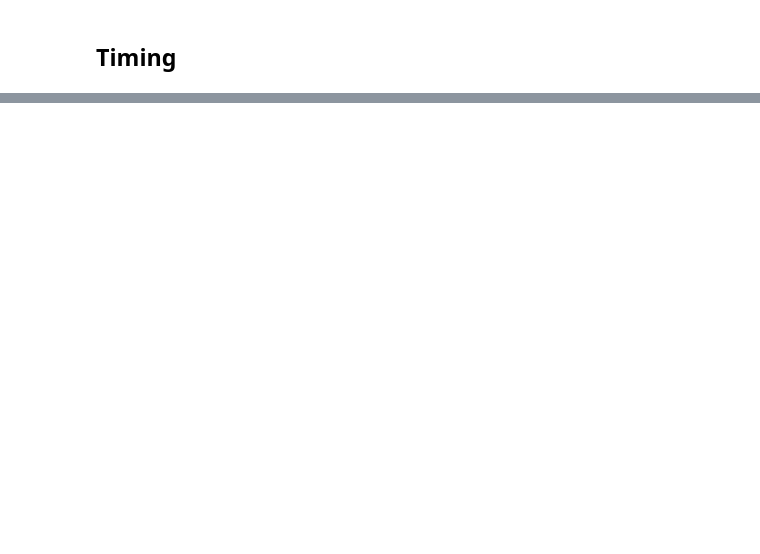
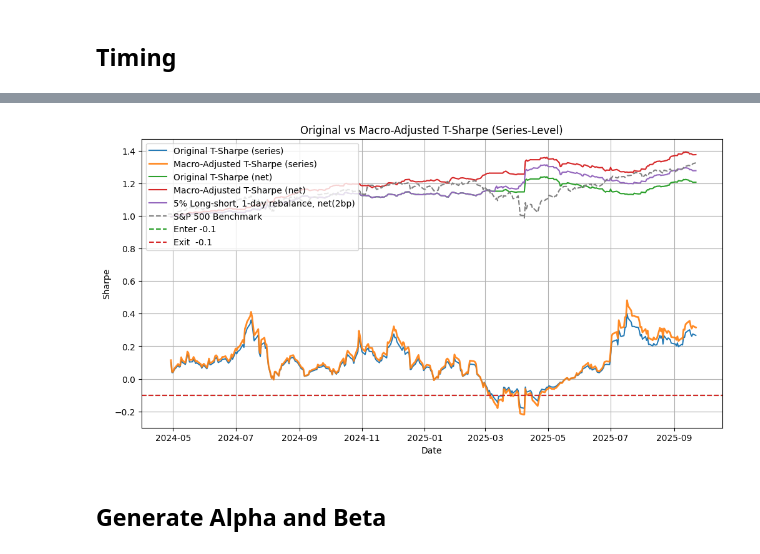
Before and after one commit to Kda648295104/CodeCrunch, a Jupyter notebook: Team_EigenFour_summarized_notebook.ipynb, the cells around one changed output, grey strips where cells are left out. Saved outputs shown, nothing was run; the diff lists cells and outputs as text; code cells hidden in the pictures; blank space fills up the shorter version.

```diff
--- a/Team_EigenFour_summarized_notebook.ipynb
+++ b/Team_EigenFour_summarized_notebook.ipynb
@@ -808,4 +772,19 @@ pd.options.display.float_format = "{:.2f}".format; display(summary)
 | SPX benchmark | 22.38 | 17.45 | 1.28 | -18.90 |
+# %%
+plt.figure(figsize=(12,6))
+plt.plot(tsh_rs[tsh_rs.index > split_date].index, tsh_rs[tsh_rs.index > split_date].values,  label="Original T-Sharpe (series)", linewidth=1.4)
+plt.plot(tsh_rs_adj[tsh_rs_adj.index > split_date].index, tsh_rs_adj[tsh_rs_adj.index > split_date].values, label="Macro-Adjusted T-Sharpe (series)", linewidth=2.0, alpha=0.9)
+plt.plot(net_timed_cum, label='Original T-Sharpe (net)')
+plt.plot(net_marco_timed_cum, label='Macro-Adjusted T-Sharpe (net)')
+plt.plot(net_cum, label='5% Long-short, 1-day rebalance, net(2bp)')
+plt.plot(bench_cum, label='S&P 500 Benchmark', linestyle='--', color='gray')
+plt.axhline(TSHARPE_ENTER, linestyle="--", color="tab:green",  label=f"Enter {TSHARPE_ENTER}")
+plt.axhline(TSHARPE_EXIT,  linestyle="--", color="tab:red",    label=f"Exit  {TSHARPE_EXIT}")
+plt.title("Original vs Macro-Adjusted T-Sharpe (Series-Level)")
+plt.xlabel("Date"); plt.ylabel("Sharpe"); plt.grid(True); plt.legend(loc = 'upper left')
+plt.show()
+# %% [output]
+[figure, added]
 # %%
 # def plot_equity(series_dict, title="Equity Curves"):
 #     fig, ax = plt.subplots(figsize=(12,7))
@@ -908,0 +886,2 @@ net_cum7
+# %% [markdown]
+## Generate Alpha and Beta
```
Also changed, not shown: parts of 12 cells of this notebook.
